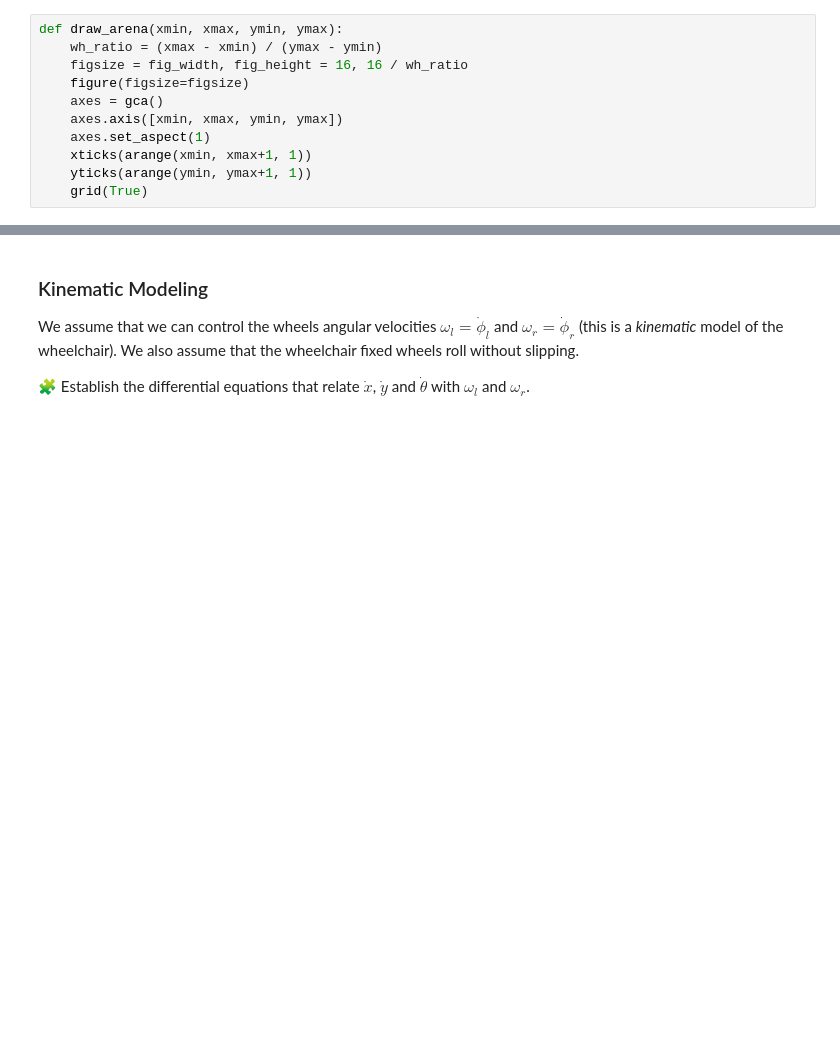
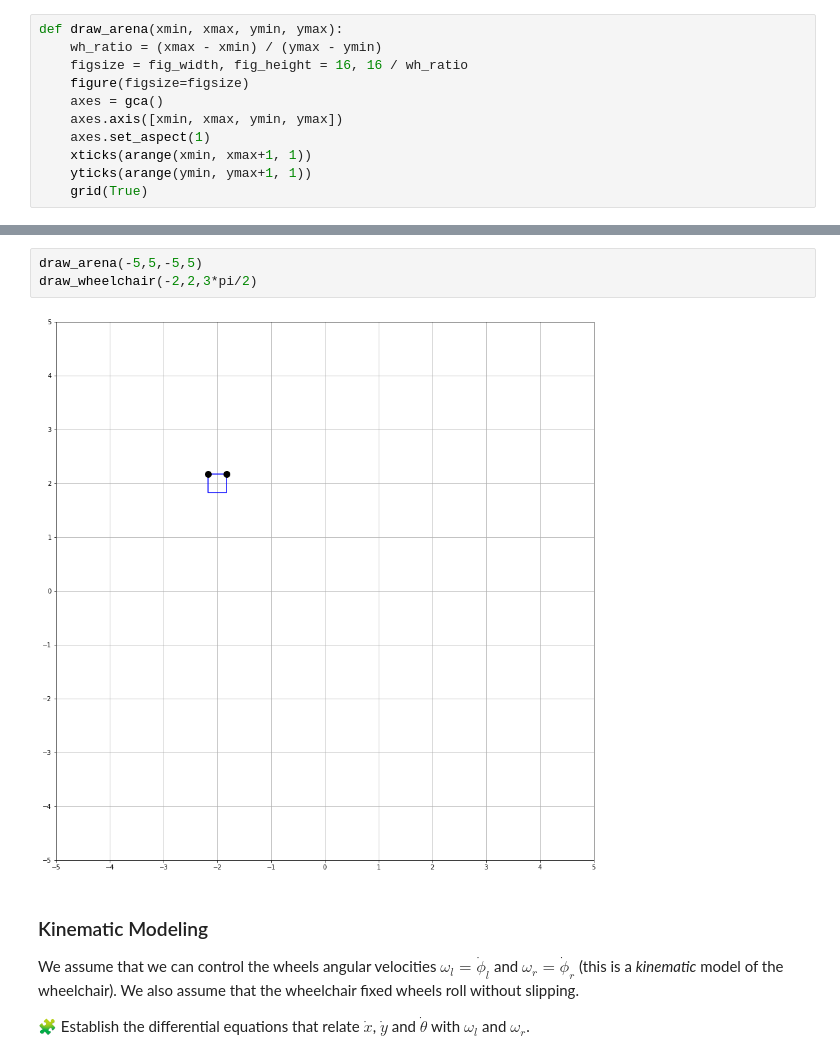
Before and after one commit to HibaNRJ/control-engineering-with-python-project-2022-2023, a Jupyter notebook: Project-1.ipynb, the cells around one changed output, grey strips where cells are left out. Cells and saved outputs as stored; diff of their text form; blank space fills up the shorter version.

```diff
--- a/Project-1.ipynb
+++ b/Project-1.ipynb
@@ -73,3 +106,8 @@ pass
+# %%
+draw_arena(-5,5,-5,5)
+draw_wheelchair(-2,2,3*pi/2)
+# %% [output]
+[figure, added]
 # %% [markdown]
 ### Kinematic Modeling
 
```
Also changed, not shown: parts of 8 cells of this notebook.
